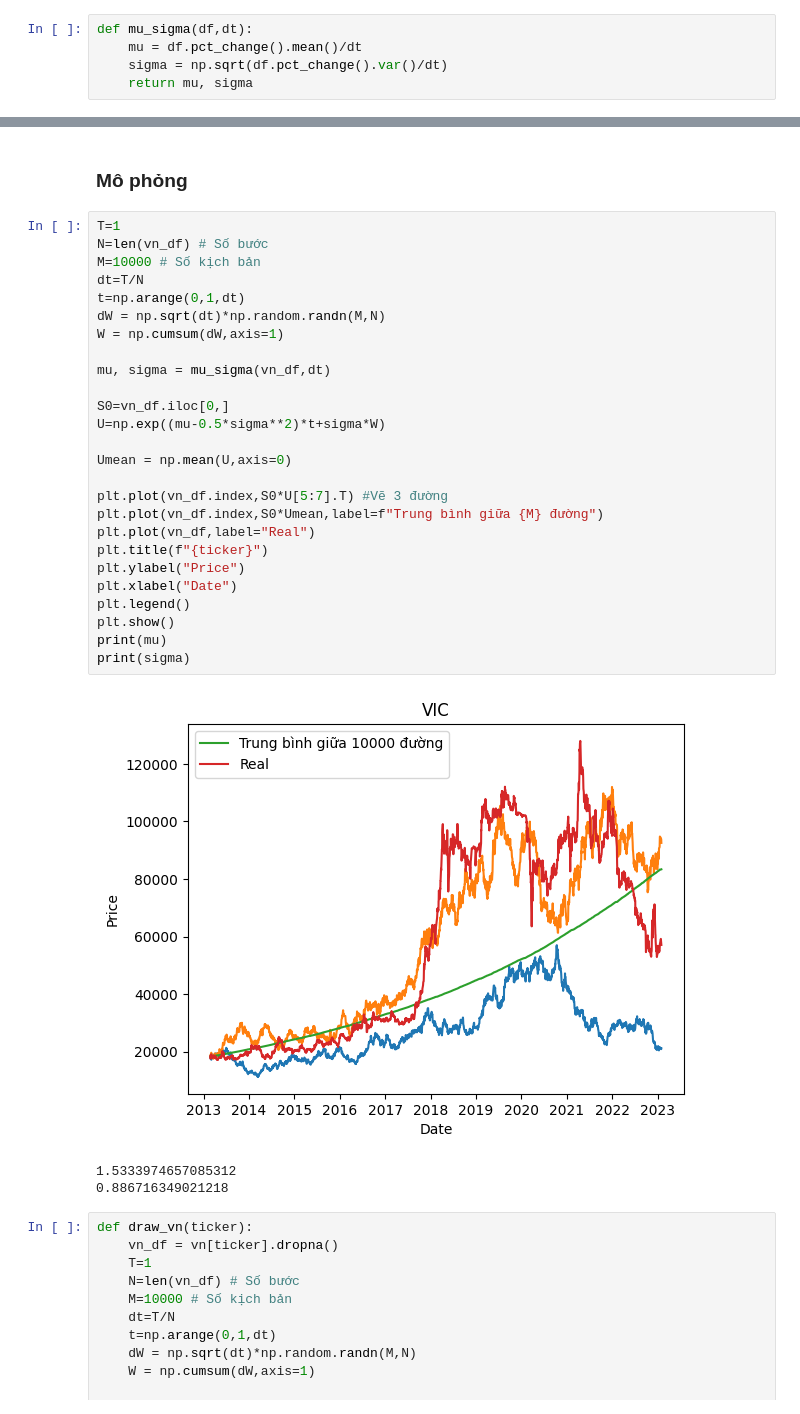
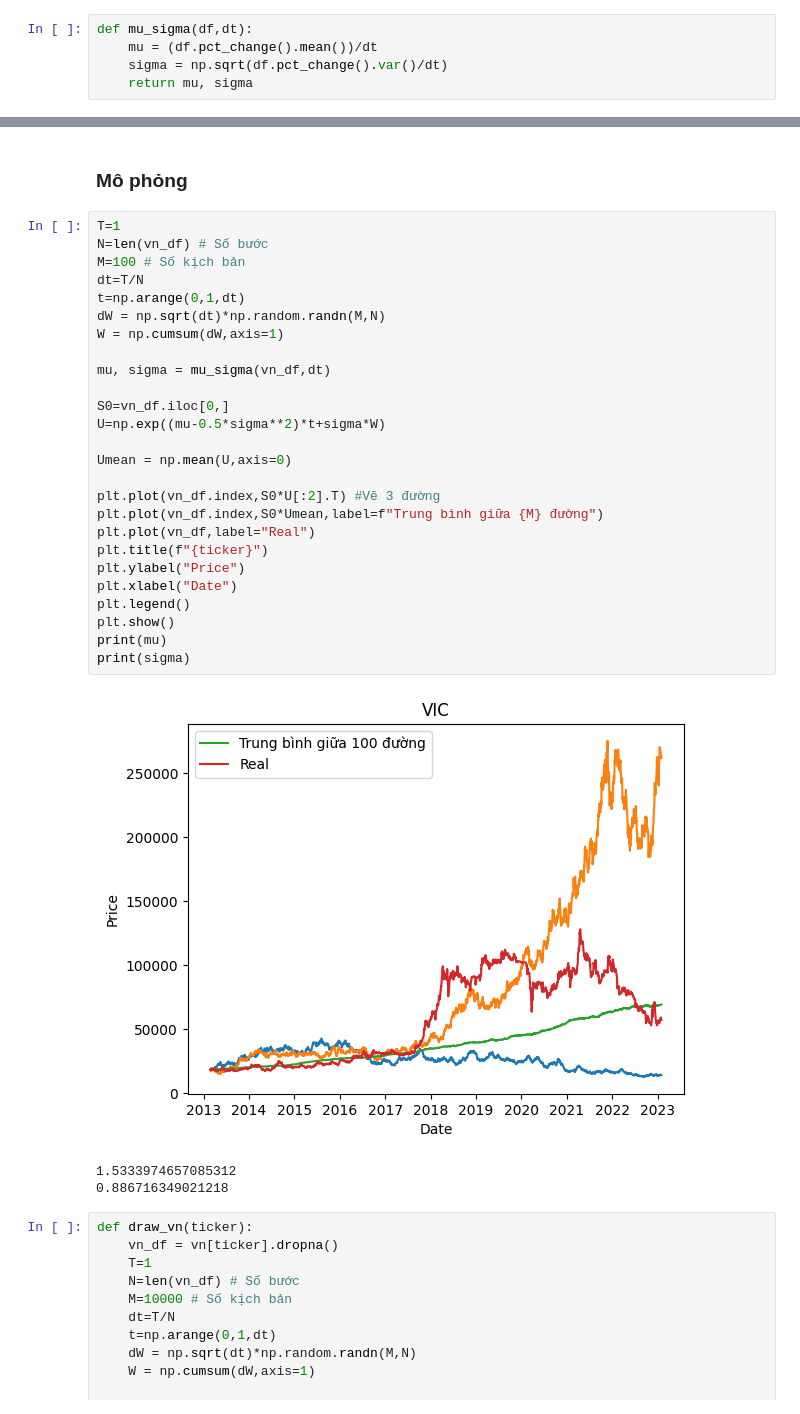
Before and after one commit to khanhtrinh2003/Financial-mathematics, a Jupyter notebook: mo_phong_tren_lop.ipynb, the cells around one changed output, grey strips where cells are left out. Drawn from its saved outputs; the diff is of its cells as text.

```diff
--- a/mo_phong_tren_lop.ipynb
+++ b/mo_phong_tren_lop.ipynb
@@ -77,7 +77,7 @@ $$
 #### Hàm tính toán $\mu$ và $\sigma$ dựa vào dữ liệu đầu vào là Giá và dt
 # %%
 def mu_sigma(df,dt):
-    mu = df.pct_change().mean()/dt
+    mu = (df.pct_change().mean())/dt
     sigma = np.sqrt(df.pct_change().var()/dt)
     return mu, sigma
 # %%
@@ -90,31 +90,31 @@ vn_df = vn[ticker][(pd.Timestamp(start).date()<=vn.index.date)&(vn.index.date<=p
 # %%
 T=1
 N=len(vn_df) # Số bước
-M=10000 # Số kịch bản
+M=100 # Số kịch bản
 dt=T/N
 t=np.arange(0,1,dt)
 dW = np.sqrt(dt)*np.random.randn(M,N)
 W = np.cumsum(dW,axis=1)
 
 mu, sigma = mu_sigma(vn_df,dt)
 
 S0=vn_df.iloc[0,]
 U=np.exp((mu-0.5*sigma**2)*t+sigma*W)
 
 Umean = np.mean(U,axis=0)
 
-plt.plot(vn_df.index,S0*U[5:7].T) #Vẽ 3 đường
+plt.plot(vn_df.index,S0*U[:2].T) #Vẽ 3 đường
 plt.plot(vn_df.index,S0*Umean,label=f"Trung bình giữa {M} đường")
 plt.plot(vn_df,label="Real")
 plt.title(f"{ticker}")
 plt.ylabel("Price")
 plt.xlabel("Date")
 plt.legend()
 plt.show()
 print(mu)
 print(sigma)
 # %% [output]
-[figure, old version]
+[figure, new version]
 1.5333974657085312
 0.886716349021218
 # %%
```
Also changed, not shown: parts of 4 cells of this notebook, 1 other file.
